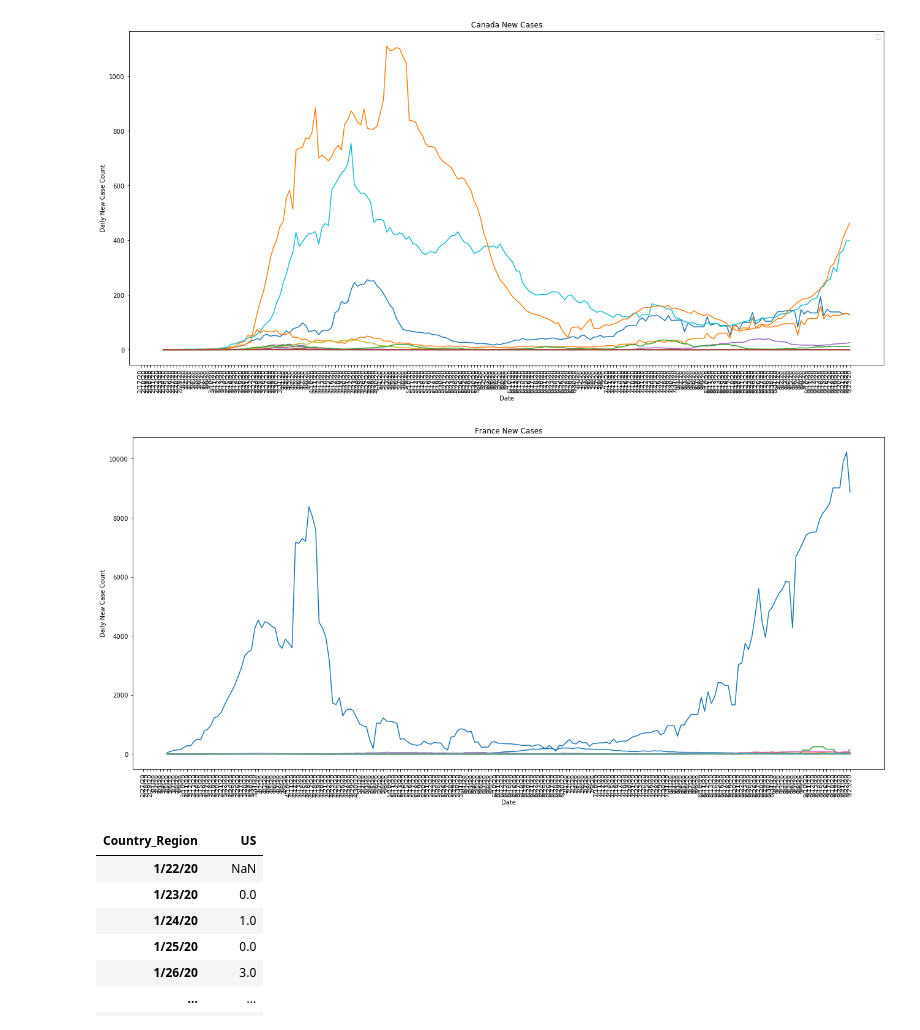
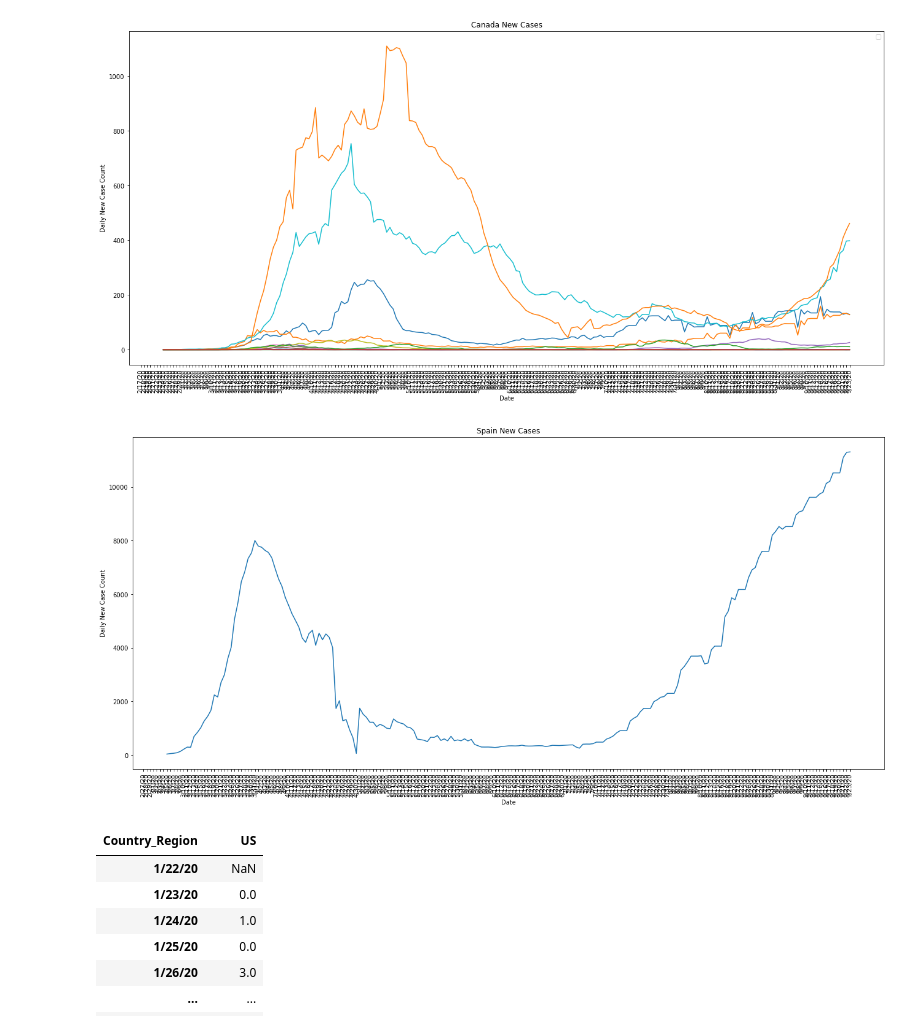
Before and after one commit to UBERCRUZER/covid19, a Jupyter notebook: notebook.ipynb, the cells around one changed output. Drawn from its saved outputs; the diff is of its cells as text; code cells hidden in the pictures.

```diff
--- a/notebook.ipynb
+++ b/notebook.ipynb
@@ -313,24 +313,24 @@ plt.show()
 No handles with labels found to put in legend.
 [figure]
 # %%
-country = 'France'
+country = 'Spain'
 
 plt.figure(figsize=(22, 10))
 
 plt.plot(globalDF[globalDF['Country/Region']==country].iloc[:,40:].transpose().diff().rolling(window=7).mean())
 
 labels = globalDF[globalDF['Country/Region']==country]['Province/State'].to_list()
 
 # plt.legend(labels, loc='left')
 plt.xticks(rotation='vertical')
 plt.title(country + ' New Cases')
 
 plt.xlabel('Date')
 plt.ylabel('Daily New Case Count')
 
 plt.show()
 # %% [output]
-[figure, old version]
+[figure, new version]
 # %%
 confDF[confDF['Country_Region'] == 'US'].groupby('Country_Region').sum().iloc[:,5:].transpose().diff()
 # %% [output]
```
Also changed, not shown: parts of 8 cells of this notebook, 1 other file.
